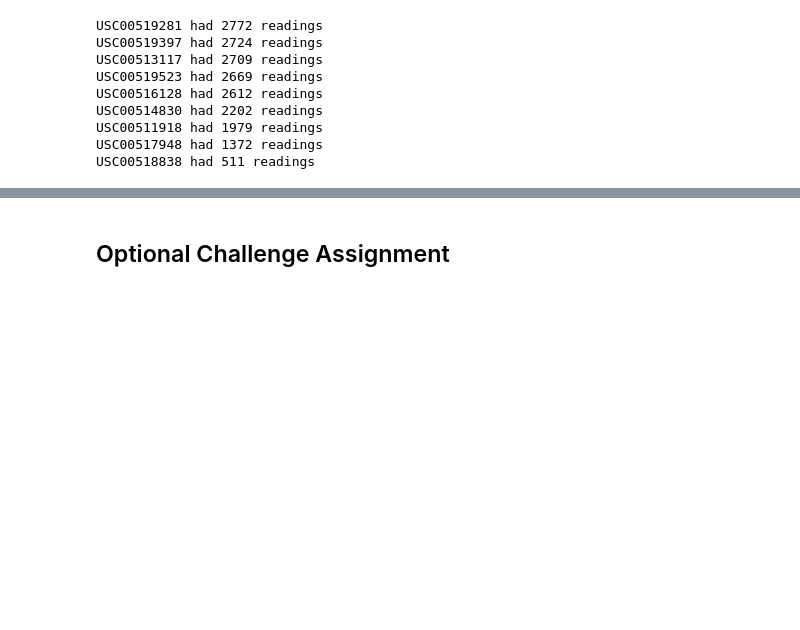
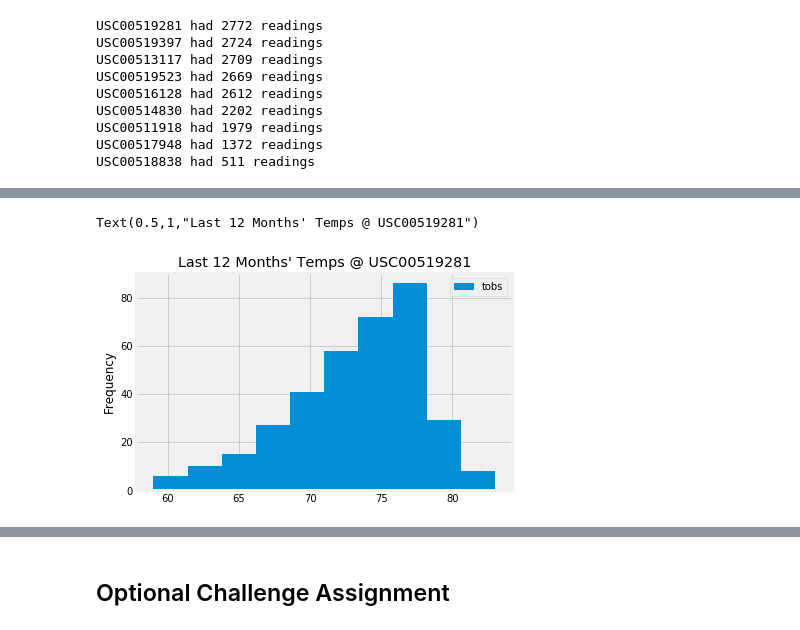
Before and after one commit to discomax/10-Adv_Data_Storage-Retrieval, a Jupyter notebook: climate_starter.ipynb, the cells around one changed output, grey strips where cells are left out. Saved outputs shown, nothing was run; the diff lists cells and outputs as text; code cells hidden in the pictures; blank space fills up the shorter version.

```diff
--- a/climate_starter.ipynb
+++ b/climate_starter.ipynb
@@ -165,4 +173,13 @@ average_temp =
 # %%
 # Choose the station with the highest number of temperature observations.
 # Query the last 12 months of temperature observation data for this station and plot the results as a histogram
-most_active_station = session.query(Measurement.id, Measurement.tobs)
+
+# use previously created dates for query
+temp_data = session.query(Measurement.date, Measurement.tobs).\
+    filter(Measurement.station=="USC00519281").\
+    filter(Measurement.date >= year_earlier).order_by(Measurement.date).all()
+temp_data
+
+# Save the query results as a Pandas DataFrame
+temp_data_df = pd.DataFrame(temp_data)
+temp_data_df.head(5)
@@ -169,3 +193,10 @@ most_active_station = session.query(Measurement.id, Measurement.tobs)
+# %%
+# Use Pandas Plotting with Matplotlib to plot the data
+temp_data_df.plot('date', 'tobs', kind='hist')
+plt.title("Last 12 Months' Temps @ USC00519281")
+# %% [output]
+Text(0.5,1,"Last 12 Months' Temps @ USC00519281")
+[figure, added]
 # %% [markdown]
 ![precipitation](Images/station-histogram.png)
 # %%
```
Also changed, not shown: parts of 7 cells of this notebook.
